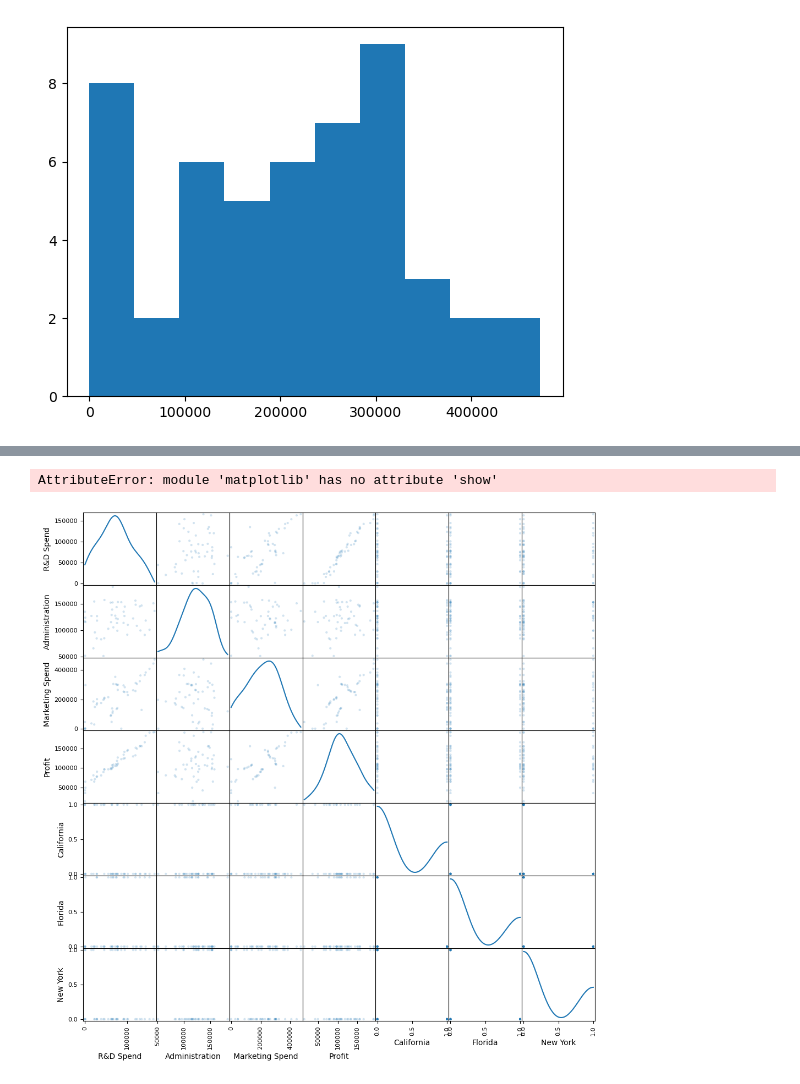
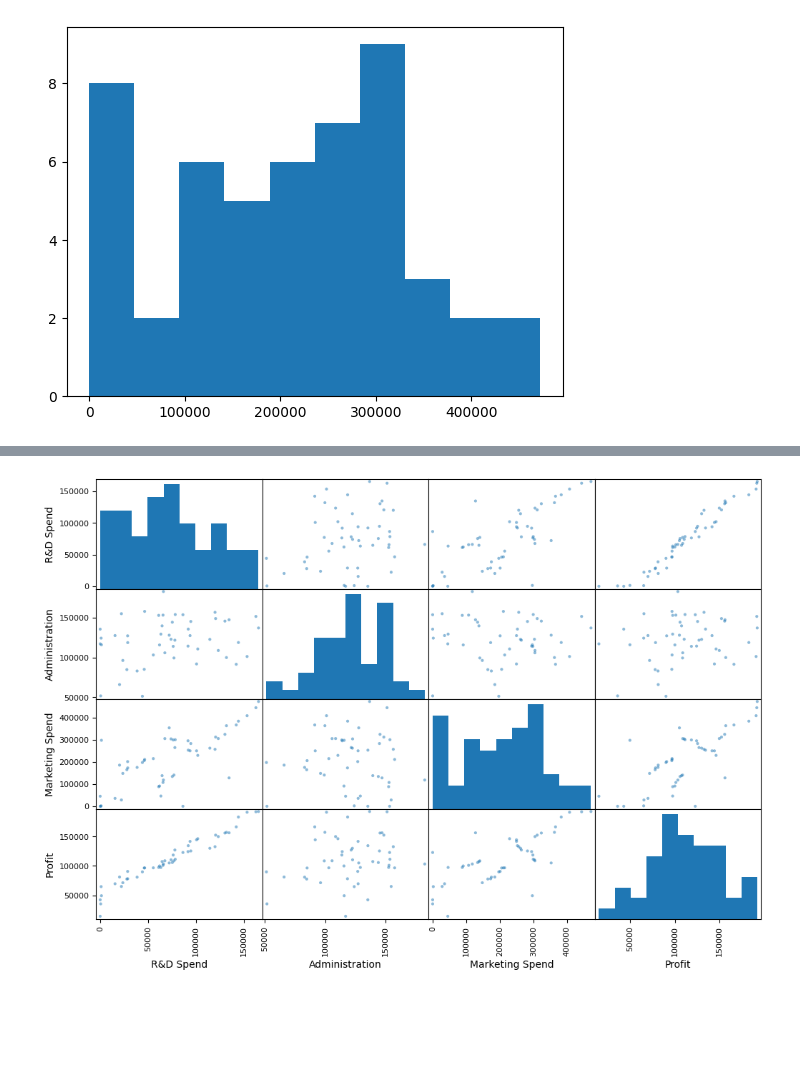
Before and after one commit to KacperBytnar/Machine_Learning_Evaluate_new_startups_profit, a Jupyter notebook: calcs/50-Startups_ML_Mandatory-Assignment.ipynb, the cells around one changed output, grey strips where cells are left out. Saved outputs shown, nothing was run; the diff lists cells and outputs as text; code cells hidden in the pictures; blank space fills up the shorter version.

Commit message:
matrix update

```diff
--- a/calcs/50-Startups_ML_Mandatory-Assignment.ipynb
+++ b/calcs/50-Startups_ML_Mandatory-Assignment.ipynb
@@ -240,6 +233,7 @@ plt.show()
 # %%
 # Make a sactter matrix plot together with the correlation values
-parker.scatter_matrix(dataset)
+attributes = ["R&D Spend", "Administration", "Marketing Spend", "Profit"]
+scatter_matrix(dataset[attributes], figsize=(12, 8))
+plt.show()
 # %% [output]
-AttributeError: module 'matplotlib' has no attribute 'show'
-[figure, old version]
+[figure, new version]
```
Also changed, not shown: parts of 5 cells of this notebook, 1 other file.
